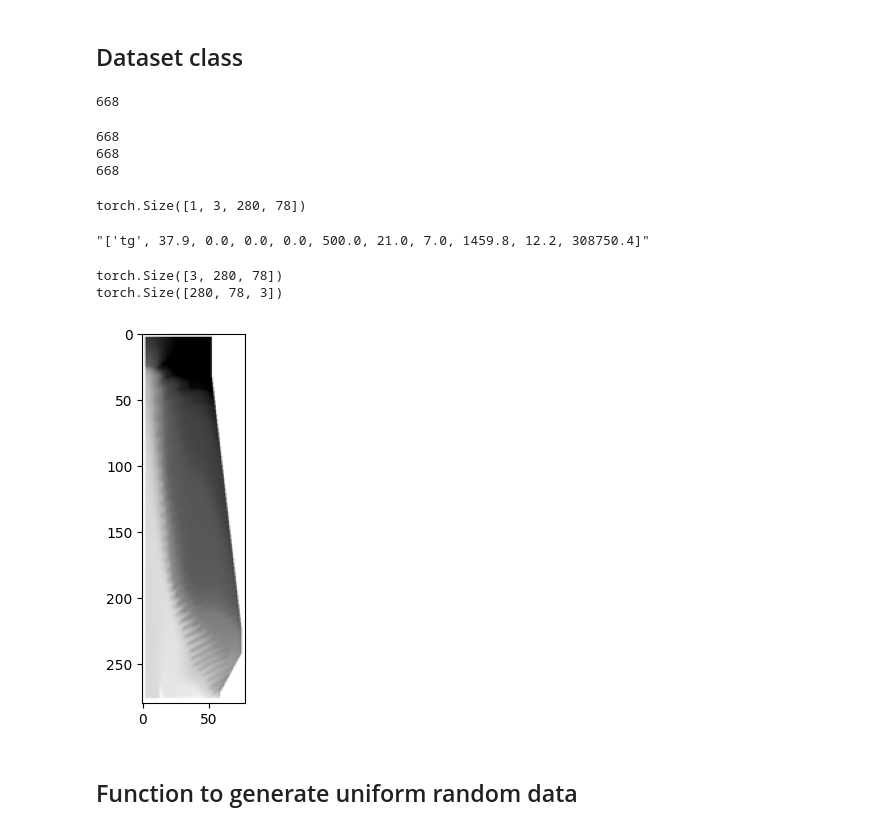
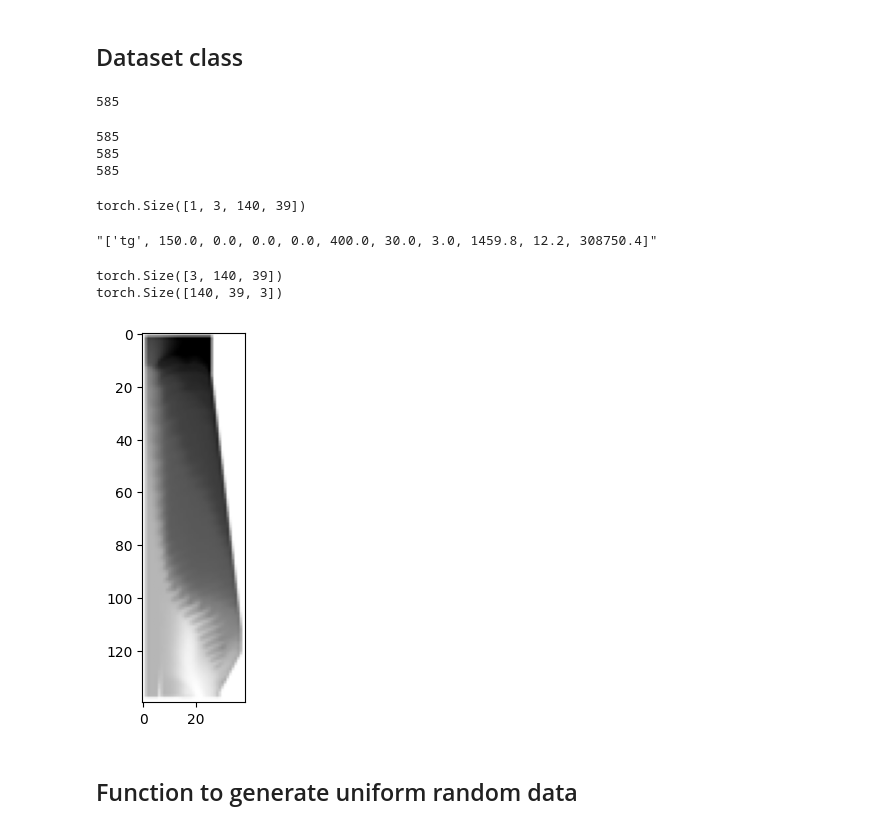
Before and after one commit to rcalix1/PyTorch, a Jupyter notebook: DeepLearning/GANs/CIVS_random_GANs_furnace.ipynb, the cells around one changed output. Saved outputs shown, nothing was run; the diff lists cells and outputs as text; code cells hidden in the pictures.

```diff
--- a/DeepLearning/GANs/CIVS_random_GANs_furnace.ipynb
+++ b/DeepLearning/GANs/CIVS_random_GANs_furnace.ipynb
@@ -100,6 +114,7 @@ def label_func2(fname):
 ## 1400, 390
 ## x 0.2
 ## 280 , 78
+## 140,  39
 
 
 list_imgs = []
@@ -110,7 +125,7 @@ for img_name in all_paths:
 
     my_img = Image.open(img_name)
 
-    my_img = my_img.resize((78, 280))
+    my_img = my_img.resize((39, 140))
     ## my_img = ImageOps.grayscale(my_img)
 
 
@@ -138,7 +153,7 @@ X =  list_imgs
 y =  list_label_vectors
 # %%
 
-X_train, X_test, y_train, y_test = train_test_split(X, y, test_size=0.20, random_state=42)
+X_train, X_test, y_train, y_test = train_test_split(X, y, test_size=0.30, random_state=42)
 
 #######################################################
 
@@ -191,7 +206,7 @@ mnist_dataset.n_samples = len( X_train )
 
 mnist_dataset.n_samples
 # %% [output]
-668
+585
 # %%
 
 for index in range(mnist_dataset.n_samples):
@@ -214,7 +229,7 @@ for index in range(mnist_dataset.n_samples):
     # image data, normalised from 0-255 to 0-1
     single_np_img = X_train[index]
     ## image_values = torch.FloatTensor(  single_np_img.astype(float)  ) / 255.0
-    image_values = torch.FloatTensor(  single_np_img.astype(float)  ).permute(2,0,1).view(1,3,280,78) / 255.0
+    image_values = torch.cuda.FloatTensor(  single_np_img.astype(float)  ).permute(2,0,1).view(1,3,140,39) / 255.0
 
     mnist_dataset.labels.append(          reg_vals            )
     mnist_dataset.tensor_imgs.append(      image_values       )
@@ -225,33 +240,33 @@ print( len( mnist_dataset.labels           ))
 print( len( mnist_dataset.tensor_imgs      ))
 print( len( mnist_dataset.one_hot_classes  ))
 # %% [output]
-668
-668
-668
+585
+585
+585
 # %%
 
 img, the_reg_values = mnist_dataset.plot_image(45)
 # %% [output]
-torch.Size([1, 3, 280, 78])
+torch.Size([1, 3, 140, 39])
 # %%
 the_reg_values
 # %% [output]
-"['tg', 37.9, 0.0, 0.0, 0.0, 500.0, 21.0, 7.0, 1459.8, 12.2, 308750.4]"
+"['tg', 150.0, 0.0, 0.0, 0.0, 400.0, 30.0, 3.0, 1459.8, 12.2, 308750.4]"
 # %%
 
 reshaped_img = img.squeeze(0)
 print(  reshaped_img.shape  )
 
-reshaped_img = reshaped_img.permute(1, 2, 0)  ###.view(1,3,280,78)
+reshaped_img = reshaped_img.permute(1, 2, 0).cpu()  ###.view(1,3,280,78)
 
 print(  reshaped_img.shape  )
 
 plt.imshow(reshaped_img)
 plt.show()
 # %% [output]
-torch.Size([3, 280, 78])
-torch.Size([280, 78, 3])
+torch.Size([3, 140, 39])
+torch.Size([140, 39, 3])
-[figure, old version]
+[figure, new version]
 # %% [markdown]
 
 ## Function to generate uniform random data
```
Also changed, not shown: parts of 16 cells of this notebook.
